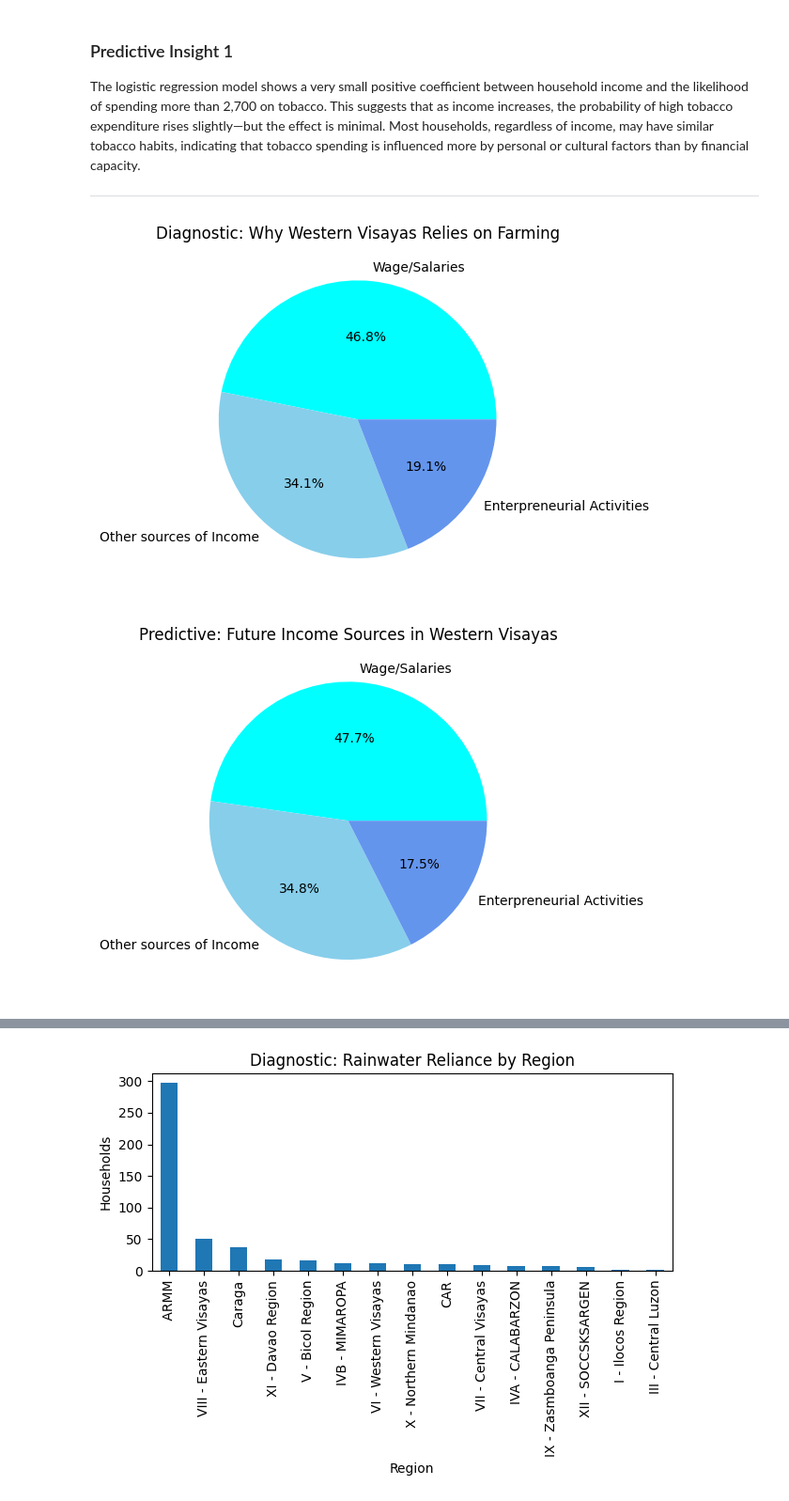
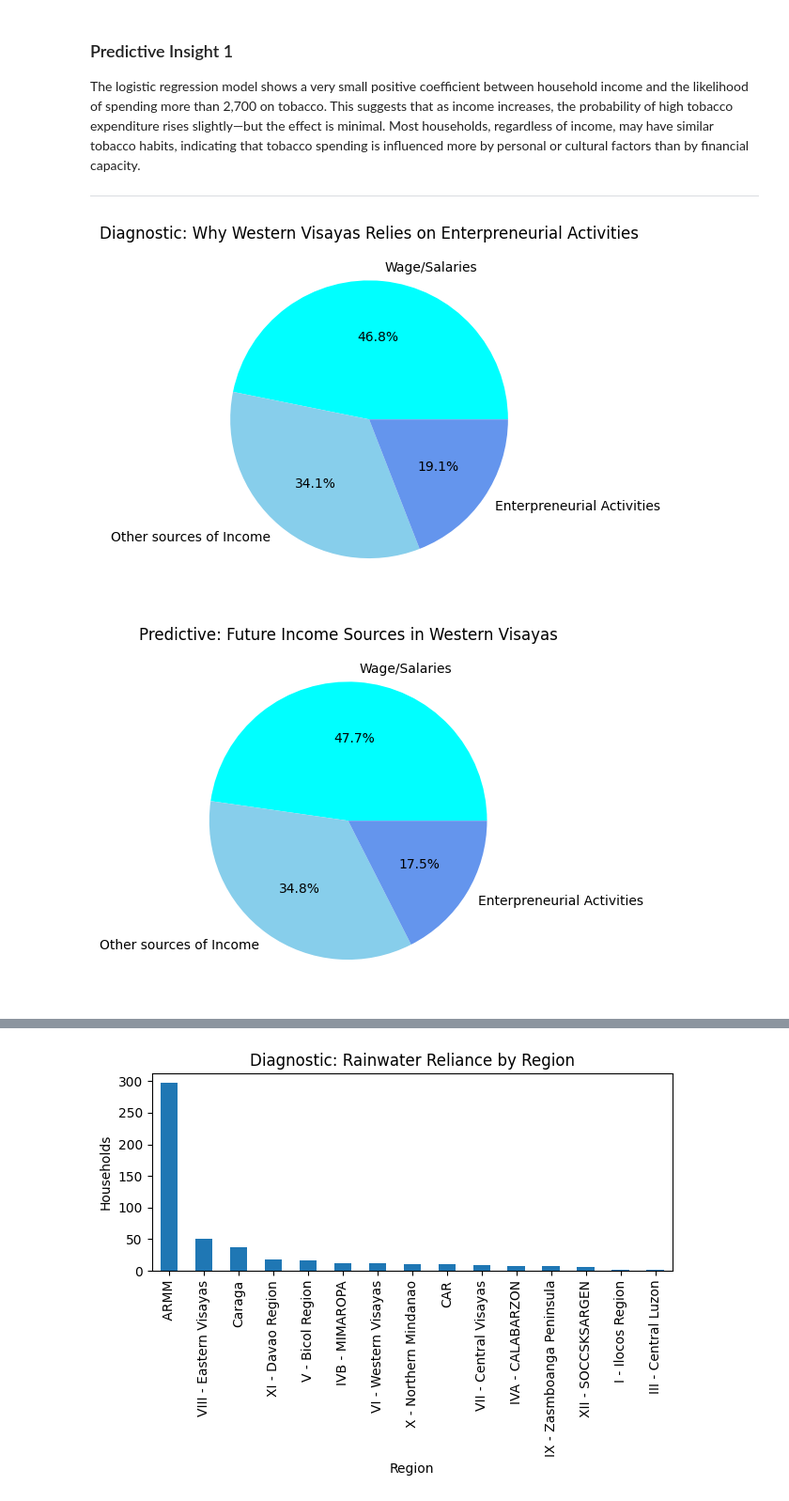
Before and after one commit to ninayyyyy/ELEC303_DataAnalytics, a Jupyter notebook: Presentation.ipynb, the cells around one changed output, grey strips where cells are left out. Shown: that part at 94% size. Cells and saved outputs as stored; diff of their text form; code cells hidden in the pictures.

```diff
--- a/Presentation.ipynb
+++ b/Presentation.ipynb
@@ -255,30 +255,30 @@ Logistic regression coefficient: [2.00030687e-07]
 # %%
 #Diagnostic 4. Why do households in Region VI – Western Visayas rely heavily on farming as their main income source?
 
 
 region_vi = Family[Family['Region'].str.contains('VI - Western Visayas', case=False, na=False)]
 income_sources = region_vi['Main Source of Income'].value_counts()
 income_sources.plot.pie(colors = ['cyan', 'skyblue', 'cornflowerblue'], autopct='%1.1f%%')
-plt.title("Diagnostic: Why Western Visayas Relies on Farming")
+plt.title("Diagnostic: Why Western Visayas Relies on Enterpreneurial Activities")
 plt.ylabel("")
 plt.show()
 
 
 
-#Predictive 2. Which regions are likely to continue relying on farming as their main income source in the next decade?
+#Predictive 2. How Western Visayas are likely to continue relying on Enterpreneurial Activities as their main income source in the next decade?
 
 
 # Current distribution
 income_sources = region_vi['Main Source of Income'].value_counts()
 
 # Simulated projection: assume Enterpreneurial Activities decreases by 10%
 proj_income_sources = income_sources.copy()
 proj_income_sources['Enterpreneurial Activities'] = proj_income_sources['Enterpreneurial Activities'] * 0.9
 
 proj_income_sources.plot.pie(colors = ['cyan', 'skyblue', 'cornflowerblue'], autopct='%1.1f%%')
 plt.title("Predictive: Future Income Sources in Western Visayas")
 plt.ylabel("")
 plt.show()
 # %% [output]
-[figure, old version]
+[figure, new version]
 [figure]
```
Also changed, not shown: parts of 2 cells of this notebook, 1 other file.
